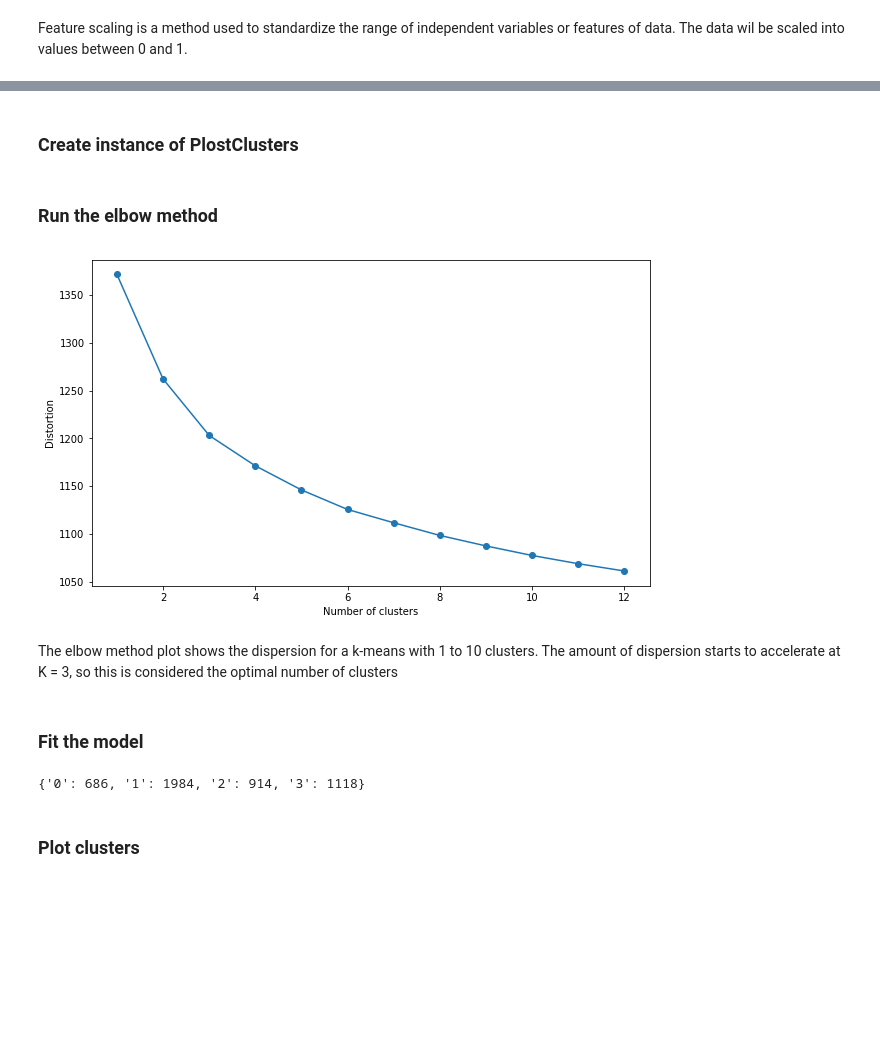
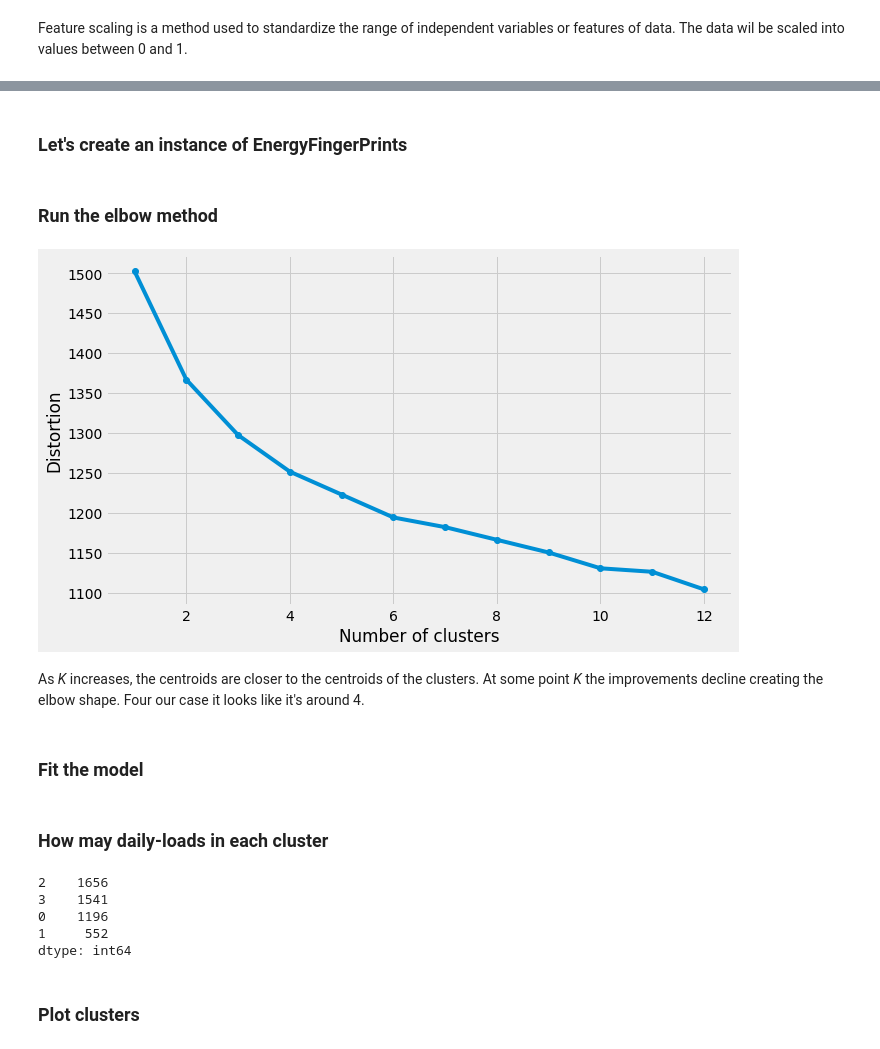
Before and after one commit to lucianoviola/energy_clustering, a Jupyter notebook: load-clustering.ipynb, the cells around one changed output, grey strips where cells are left out. Saved outputs shown, nothing was run; the diff lists cells and outputs as text; code cells hidden in the pictures; blank space fills up the shorter version.

```diff
--- a/load-clustering.ipynb
+++ b/load-clustering.ipynb
@@ -151,5 +209,4 @@ Feature scaling is a method used to standardize the range of independent variabl
 The data wil be scaled into values between 0 and 1.
 # %%
 from sklearn.preprocessing import normalize
-load_data_scaled = normalize(load_data)
-load_data_scaled
+load_data_scaled = normalize(loads_wide_df)
@@ -172,6 +212,0 @@ array([[ 0.07919184,  0.04391111,  0.07921199, ...,  0.05013277,
-# %%
-pylab.rcParams['figure.figsize'] = 15, 6
-x = load_data_scaled[123]
-plt.plot(x)
-plt.xlim(0,96)
-plt.show()
@@ -182,5 +212,0 @@ plt.show()
-# %%
-pylab.rcParams['figure.figsize'] = 15, 6
-plt.xlim(0,4702)
-plt.plot(load_data_scaled, color='blue',alpha=0.05)
-plt.show()
@@ -309,4 +303,4 @@ class PlotClusters():
         plt.legend()
         plt.show()
 # %% [markdown]
-### Create instance of PlostClusters
+### Let's create an instance of EnergyFingerPrints
@@ -315,17 +307,27 @@ model = PlotClusters(load_data_scaled)
+# %%
+energy_clusters = EnergyFingerPrints(load_data_scaled)
 # %% [markdown]
 ### Run the elbow method
 # %%
-model.elbow_method(n_clusters=13)
+energy_clusters.elbow_method(n_clusters=13)
 # %% [output]
-[figure, old version]
+[figure, new version]
-# %% [markdown]
-The elbow method plot shows the dispersion for a k-means with 1 to 10 clusters. The amount of dispersion starts to accelerate at K = 3, so this is considered the optimal number of clusters
+# %% [markdown]
+As *K* increases, the centroids are closer to the centroids of the clusters. At some point *K* the improvements decline creating the elbow shape. Four our case it looks like it's around 4.
 # %% [markdown]
 ### Fit the model
 # %%
-model.fit(n_clusters = 4)
+energy_clusters.fit(n_clusters = 4)
-# %% [output]
-{'0': 686, '1': 1984, '2': 914, '3': 1118}
+# %% [markdown]
+### How may daily-loads in each cluster
+# %%
+energy_clusters.get_cluster_counts()
+# %% [output]
+2    1656
+3    1541
+0    1196
+1     552
+dtype: int64
 # %% [markdown]
 ### Plot clusters
 # %%
```
Also changed, not shown: parts of 54 cells of this notebook.
